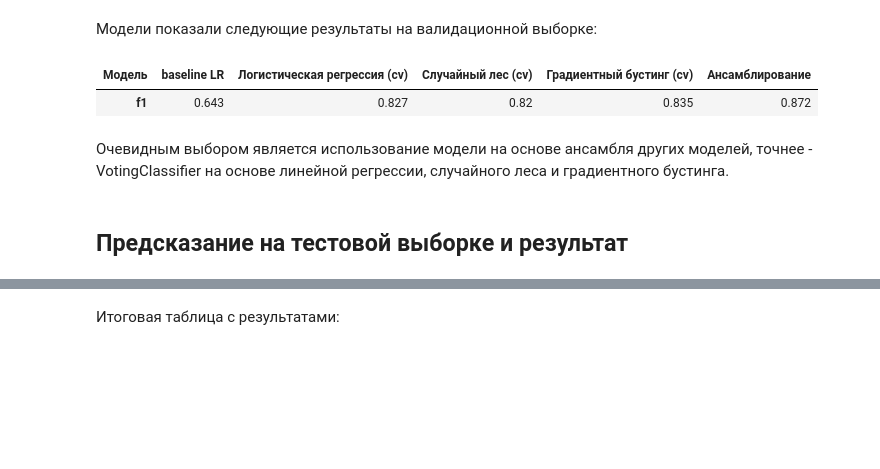
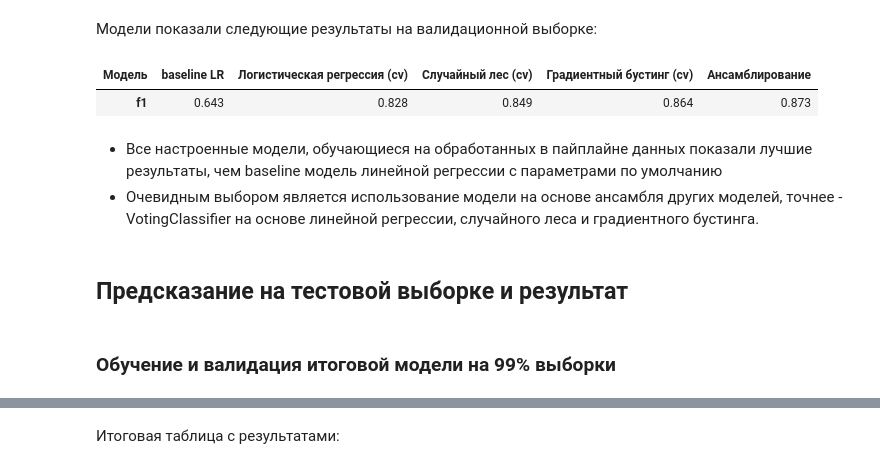
Before and after one commit to burooom/ml_projects, a Jupyter notebook: Goods_matching/Goods_matching.ipynb, the cells around one changed output, grey strips where cells are left out. Drawn from its saved outputs; the diff is of its cells as text; code cells hidden in the pictures; blank space fills up the shorter version.

```diff
--- a/Goods_matching/Goods_matching.ipynb
+++ b/Goods_matching/Goods_matching.ipynb
@@ -956,8 +889,8 @@ warnings.filterwarnings('ignore', category=UserWarning)
 transformer = ColumnTransformer(
     transformers=[
         ('selec_vec_ftrs', ColumnExtractor(cols=num_cols), features_train.columns),
-        ('img_pca', IMG_PCA_wrapper(n_components=10), img_embs),
-        ('titl_pca', PCA(n_components=10), titl_embs),
+        ('img_pca', IMG_PCA_wrapper(n_components=11), img_embs),
+        ('titl_pca', PCA(n_components=8), titl_embs),
                  ],
     remainder='drop',
     n_jobs=-1
@@ -989,14 +922,7 @@ cv = HalvingGridSearchCV(pipe,
 )
 cv.fit(features_train, target_train)
 lr_cv_model, lr_cv_params, lr_cv_score = cv.best_estimator_, cv.best_params_, cv.best_score_
-# lr_cv_model, lr_cv_params, lr_cv_score = grid_search(pipe,
-#                                                      lr_param_grid,
-#                                                      features_train[num_cols],
-#                                                      target_train,
-#                                                      random_state=random_state,
-#                                                      splits=5,
-#                                                      iters=300
-#                                                     )
+
 print_cv_results(lr_cv_params, lr_cv_score)
 # %% [output]
 n_iterations: 3
@@ -1171,7 +1087,7 @@ Wall time: 5min 23s
 pos_uweight_fctr = target_train.value_counts()[0]/target_train.value_counts()[1]
 
 lr_params = {
-    'C': 1,
+    'C': 5,
     'max_iter': 1000,
     'penalty': 'l2',
     'solver': 'lbfgs',
@@ -1183,17 +1099,20 @@ lgbm_params = {
     'n_estimators': 2000,
     'num_leaves': 1500,
     # 'reg_alpha': 0.05416768808943605,
-    'reg_lambda': 0.366720294812776,
-    'min_child_samples': 15,
+    # 'reg_lambda': 0.366720294812776,
+    'reg_lambda': 0.013055638045890137,
+    'min_child_samples': 30,
     'scale_pos_weight': pos_uweight_fctr,
     'n_jobs': -1,
-    'force_col_wise': 'true'
+    'force_col_wise': 'true',
+    'verbose': -1
 }
 
 rf_params = {
     'criterion':'entropy',
     'max_features': 'sqrt',
-    'min_impurity_decrease': 1.6029131115624923e-11,
+    # 'min_impurity_decrease': 1.6029131115624923e-11,
+    'min_impurity_decrease': .00000094,
     'n_estimators': 216,
     'class_weight':'balanced',
     'n_jobs': -1
@@ -1240,13 +1159,11 @@ pipe1 = Pipeline([
 
 pipe2 = Pipeline([
     ('pca_prep', pca_prep),
-    # ('col_extract', ColumnExtractor(cols=selected_features[2])),
     ('rf', RandomForestClassifier(random_state=random_state, **rf_params))
     ])
 
 pipe3 = Pipeline([
     ('pca_prep', pca_prep),
-    # ('col_extract', ColumnExtractor(cols=pd.DataFrame(selected_features).any().values) ),
     ('lgbm', LGBMClassifier(random_state=random_state, **lgbm_params))
     ])
 
@@ -1293,24 +1196,27 @@ Wall time: 33min 52s
 Модели показали следующие результаты на валидационной выборке:
 # %%
 
-pd.DataFrame({'Модель':['baseline LR',
+pd.DataFrame({'Модель:':['baseline LR',
                         'Логистическая регрессия (cv)',
                         'Случайный лес (cv)',
                         'Градиентный бустинг (cv)',
                         'Ансамблирование'
                        ],
              'f1':[round(i, 3) for i in [base_f1_val,
                                          lr_cv_score,
                                          rf_cv_score,
                                          lgbm_cv_score,
                                          sens_vm_f1_val]
                   ]
              },
             ).set_index('Модель').T
 # %% [output]
 | Модель | baseline LR | Логистическая регрессия (cv) | Случайный лес (cv) | Градиентный бустинг (cv) | Ансамблирование |
-| f1 | 0.643 | 0.827 | 0.82 | 0.835 | 0.872 |
+| f1 | 0.643 | 0.828 | 0.849 | 0.864 | 0.873 |
 # %% [markdown]
-Очевидным выбором является использование модели на основе ансамбля других моделей, точнее - VotingClassifier на основе линейной регрессии, случайного леса и градиентного бустинга.
+- Все настроенные модели, обучающиеся на обработанных в пайплайне данных показали лучшие результаты, чем baseline модель линейной регрессии с параметрами по умолчанию
+- Очевидным выбором является использование модели на основе ансамбля других моделей, точнее - VotingClassifier на основе линейной регрессии, случайного леса и градиентного бустинга.
 # %% [markdown]
 ## Предсказание на тестовой выборке и результат
+# %% [markdown]
+### Обучение и валидация итоговой модели на 99% выборки
```
Also changed, not shown: parts of 26 cells of this notebook, 2 other files.
